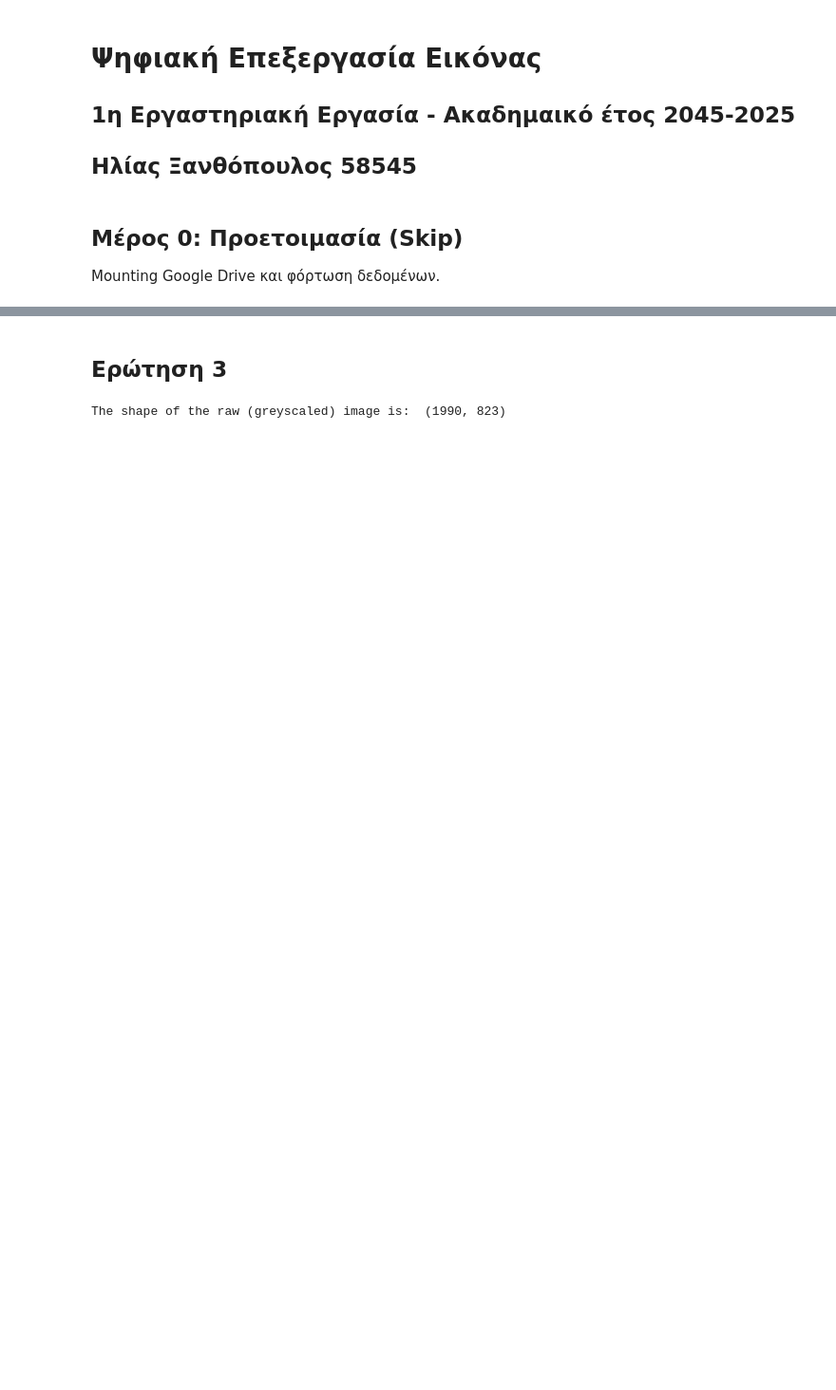
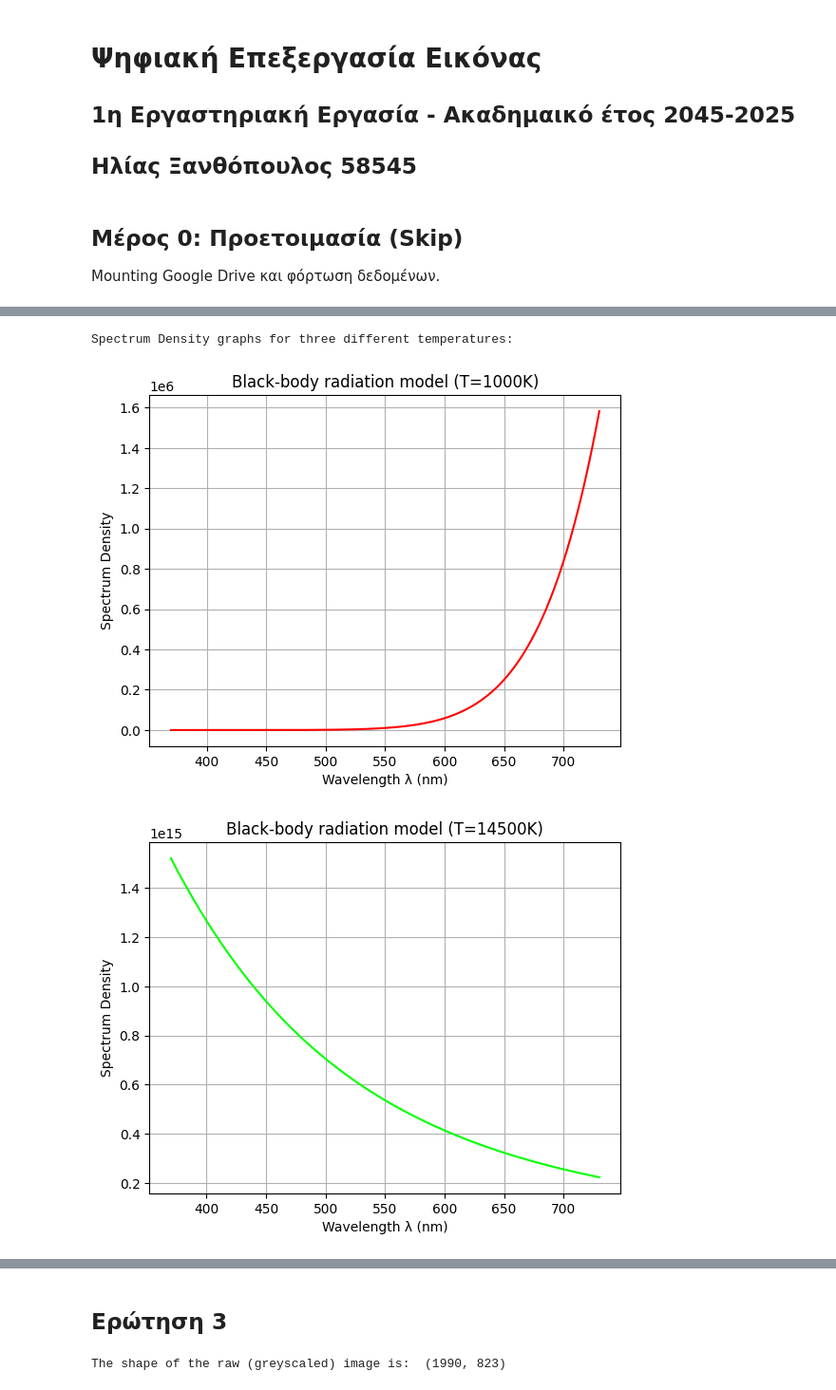
Before and after one commit to iliaxant/DIP_HW_1_HeatMap, a Jupyter notebook: DIP_HW_1.ipynb, the cells around one changed output, grey strips where cells are left out. Shown at 95% size. Saved outputs shown, nothing was run; the diff lists cells and outputs as text; code cells hidden in the pictures; blank space fills up the shorter version.

```diff
--- a/DIP_HW_1.ipynb
+++ b/DIP_HW_1.ipynb
@@ -32,0 +71,41 @@ print("1st Ex_folder copied successfully.")
+# %%
+import numpy as np
+from math import exp
+
+b_spect = np.zeros((29001,len(wavelength)))
+const_1 = 2 * 6.62606957e-34 * 299792458**2 * 1e45
+const_2 = 6.62606957e-34 * 299792458 * 1e9 / 1.3806488e-23
+
+for t_index in range(29001):
+  t = 1000 + t_index
+  for len_index in range(len(wavelength)):
+    lamda = wavelength[len_index]
+    b_spect[t_index,len_index] = const_1 / (lamda**5 * (exp(const_2/(lamda * t)) - 1))
+
+print('Spectrum Density graphs for three different temperatures:')
+print()
+
+plt.plot(wavelength, b_spect[0,:], color='r', label='T=1000K')
+plt.title('Black-body radiation model (T=1000K)')
+plt.xlabel("Wavelength λ (nm)")
+plt.ylabel("Spectrum Density")
+plt.grid(True)
+plt.show()
+
+plt.plot(wavelength, b_spect[14499,:], color='lime', label='T=14500K')
+plt.title('Black-body radiation model (T=14500K)')
+plt.xlabel("Wavelength λ (nm)")
+plt.ylabel("Spectrum Density")
+plt.grid(True)
+plt.show()
+
+plt.plot(wavelength, b_spect[29000,:], color='b', label='T=30000K')
+plt.title('Black-body radiation model (T=30000K)')
+plt.xlabel("Wavelength λ (nm)")
+plt.ylabel("Spectrum Density")
+plt.grid(True)
+plt.show()
+# %% [output]
+Spectrum Density graphs for three different temperatures:
+[figure, added]
+[figure, added]
```
Also changed, not shown: parts of 8 cells of this notebook.
